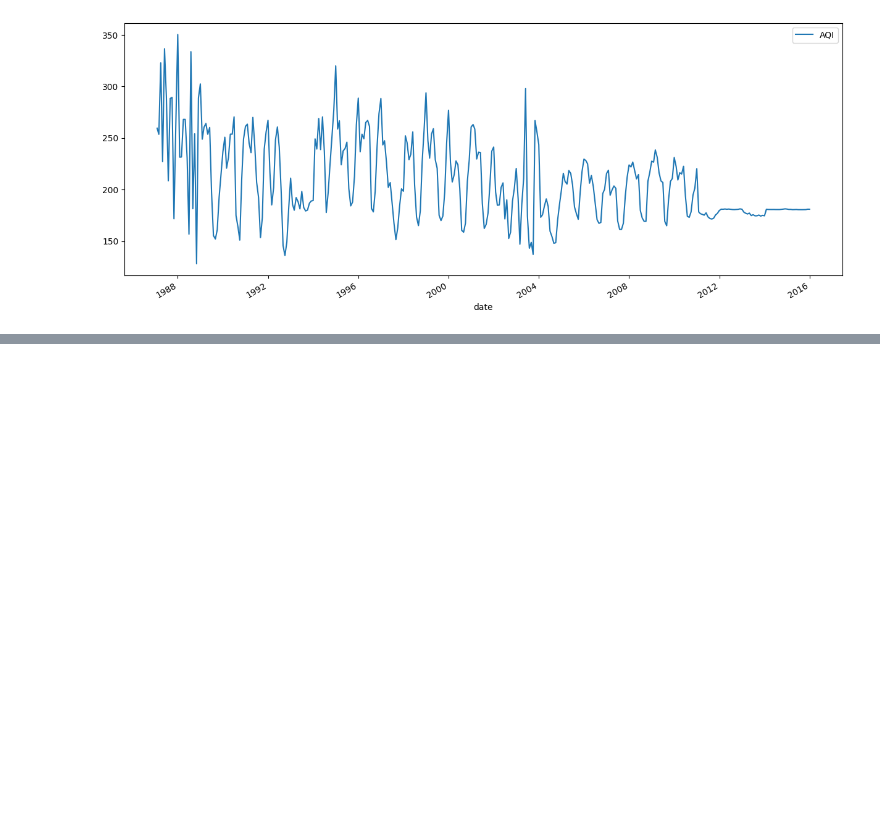
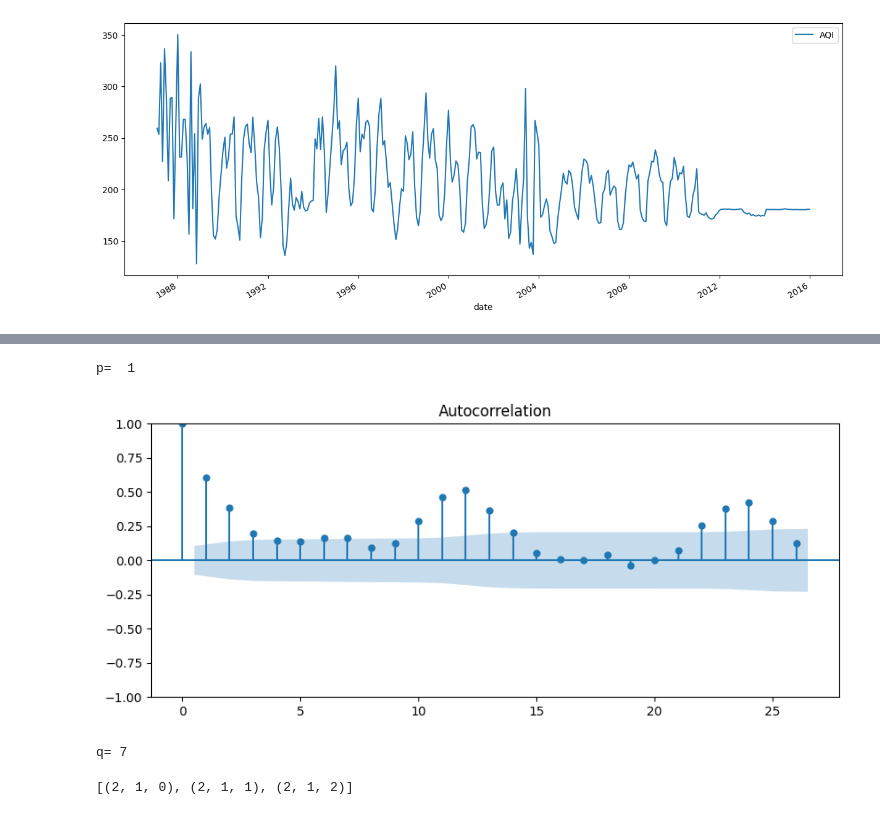
Before and after one commit to soulbrooxx/indian-air, a Jupyter notebook: idian-air.ipynb, the cells around one changed output, grey strips where cells are left out. Saved outputs shown, nothing was run; the diff lists cells and outputs as text; code cells hidden in the pictures; blank space fills up the shorter version.

```diff
--- a/idian-air.ipynb
+++ b/idian-air.ipynb
@@ -570,0 +377,52 @@ df.describe()
+# %%
+import numpy as np
+
+for i in range(0, len(df_pacf)):
+    if df_pacf[i] < 1.96 / np.sqrt(len(df['AQI'])):
+        print('p= ', i - 1)
+        break
+# %% [output]
+p=  1
+# %%
+#Moving Average (q)
+from statsmodels.graphics.tsaplots import  plot_acf
+from statsmodels.tsa.stattools import acf
+
+plt.rcParams.update({'figure.figsize':(10,4)})
+plot_acf(df['AQI'], fft = True)
+df_acf = acf(df['AQI'], fft = True)
+# %% [output]
+[figure, added]
+# %%
+for i in range(0, len(df_acf)):
+    if df_acf[i] < 1.96 / np.sqrt(len(df['AQI'])):
+        print('q=', i - 1)
+        break
+# %% [output]
+q= 7
+# %%
+#Test order
+import itertools
+
+p = range(2, 3)
+d = range(1, 2)
+q = range(0, 3)
+pdq = list(itertools.product(p, d, q))
+print(pdq)
+
+from statsmodels.tsa.arima_model import ARIMA
+
+aic = []
+
+for param in pdq:
+    try:
+        model = ARIMA(df['AQI'].dropna(), order = param)
+        results = model.fit()
+        print('Order = {}'.format(param))
+        print('AIC = {}'.format(results.aic))
+        a = 'Order: '+str(param) +' AIC: ' + str(results.aic)
+        aic.append(a)
+    except:
+        continue
+# %% [output]
+[(2, 1, 0), (2, 1, 1), (2, 1, 2)]
```
Also changed, not shown: parts of 28 cells of this notebook.
